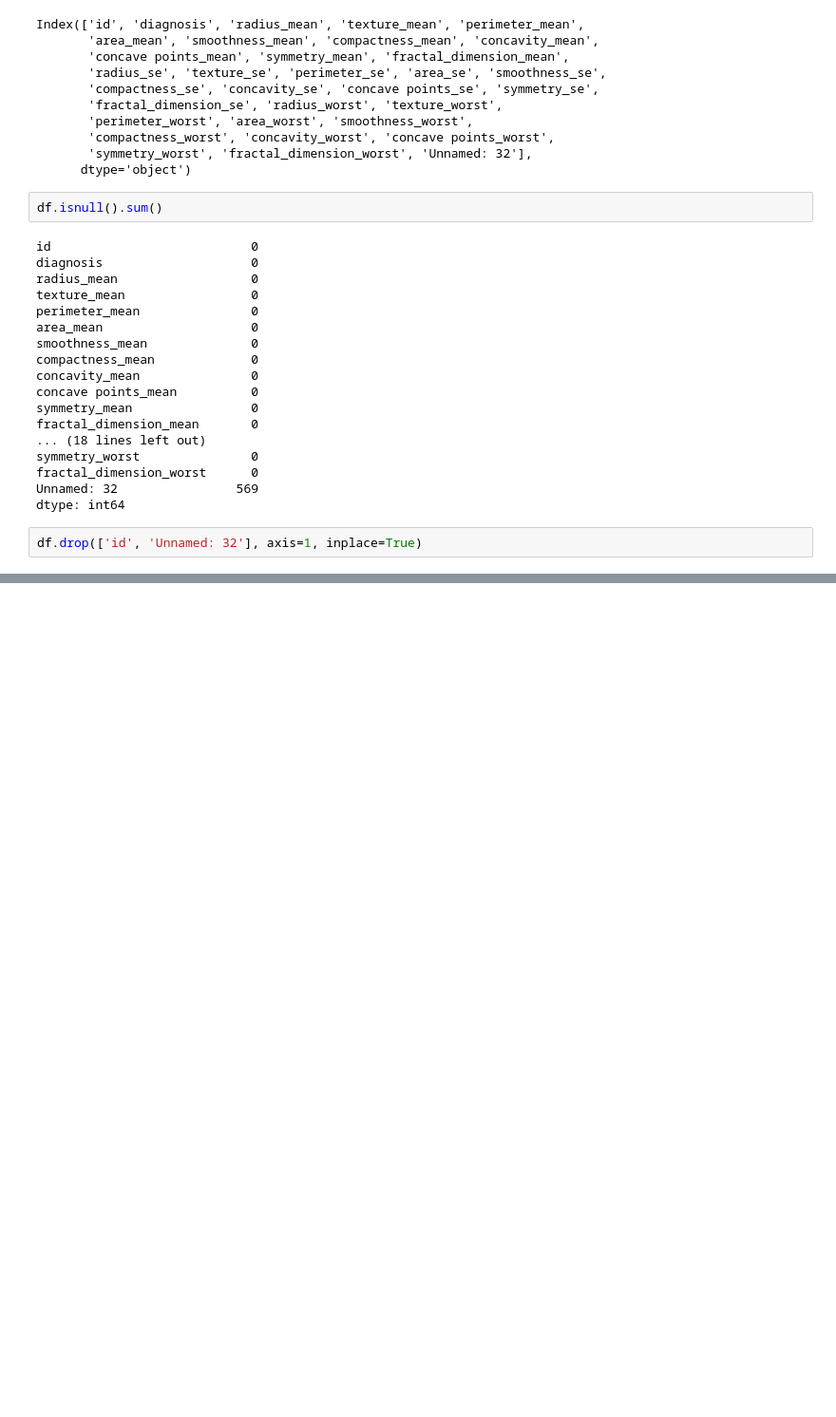
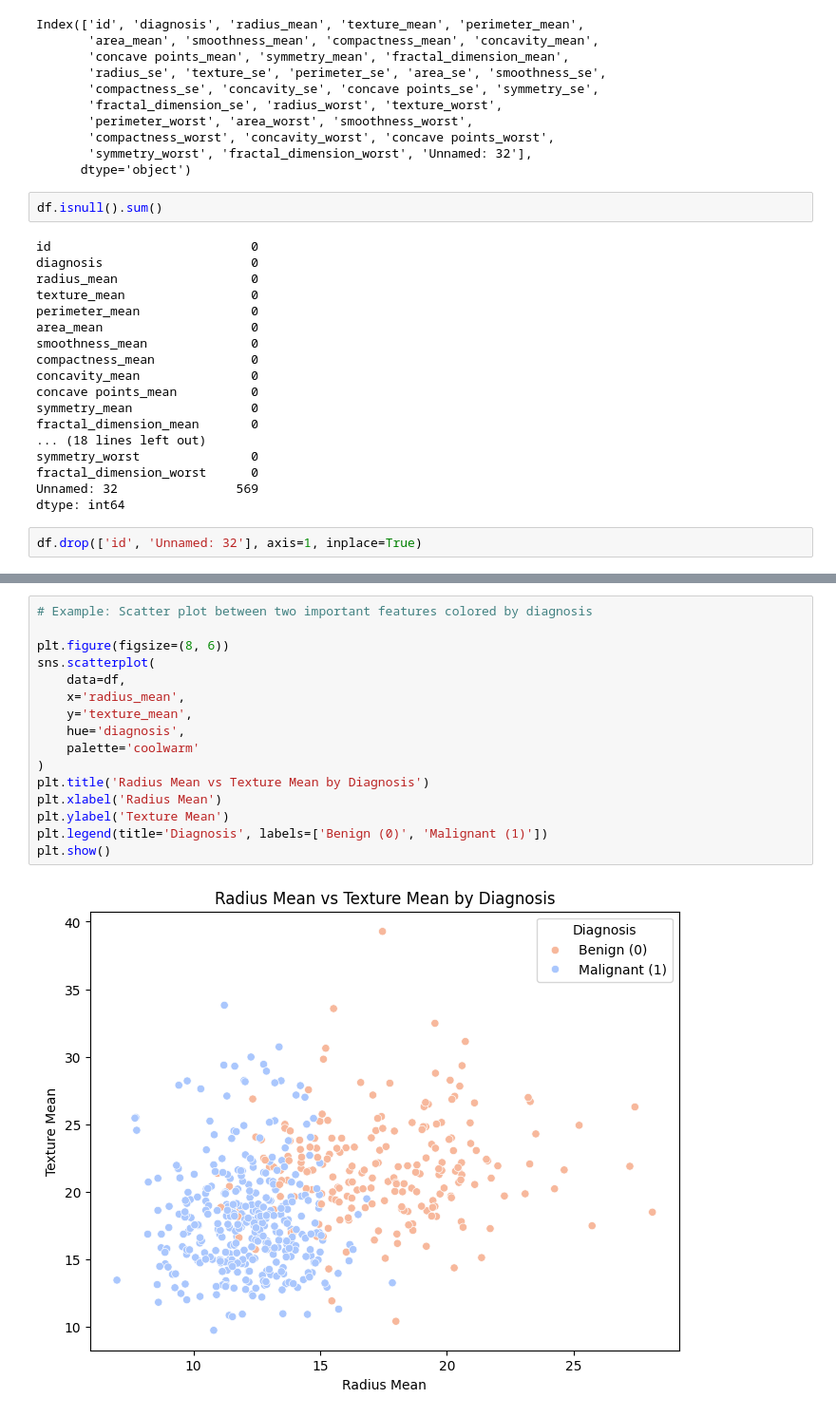
Before and after one commit to murad-02/Breast_Cancer_Detection, a Jupyter notebook: NotebookFile/BreastcancerDetection.ipynb, the cells around one changed output, grey strips where cells are left out. Shown at 95% size. Saved outputs shown, nothing was run; the diff lists cells and outputs as text; blank space fills up the shorter version.

```diff
--- a/NotebookFile/BreastcancerDetection.ipynb
+++ b/NotebookFile/BreastcancerDetection.ipynb
@@ -110,0 +144,18 @@ df.head()
+# %%
+# Example: Scatter plot between two important features colored by diagnosis
+
+plt.figure(figsize=(8, 6))
+sns.scatterplot(
+    data=df,
+    x='radius_mean',
+    y='texture_mean',
+    hue='diagnosis',
+    palette='coolwarm'
+)
+plt.title('Radius Mean vs Texture Mean by Diagnosis')
+plt.xlabel('Radius Mean')
+plt.ylabel('Texture Mean')
+plt.legend(title='Diagnosis', labels=['Benign (0)', 'Malignant (1)'])
+plt.show()
+# %% [output]
+[figure, added]
```
Also changed, not shown: parts of 12 cells of this notebook.
